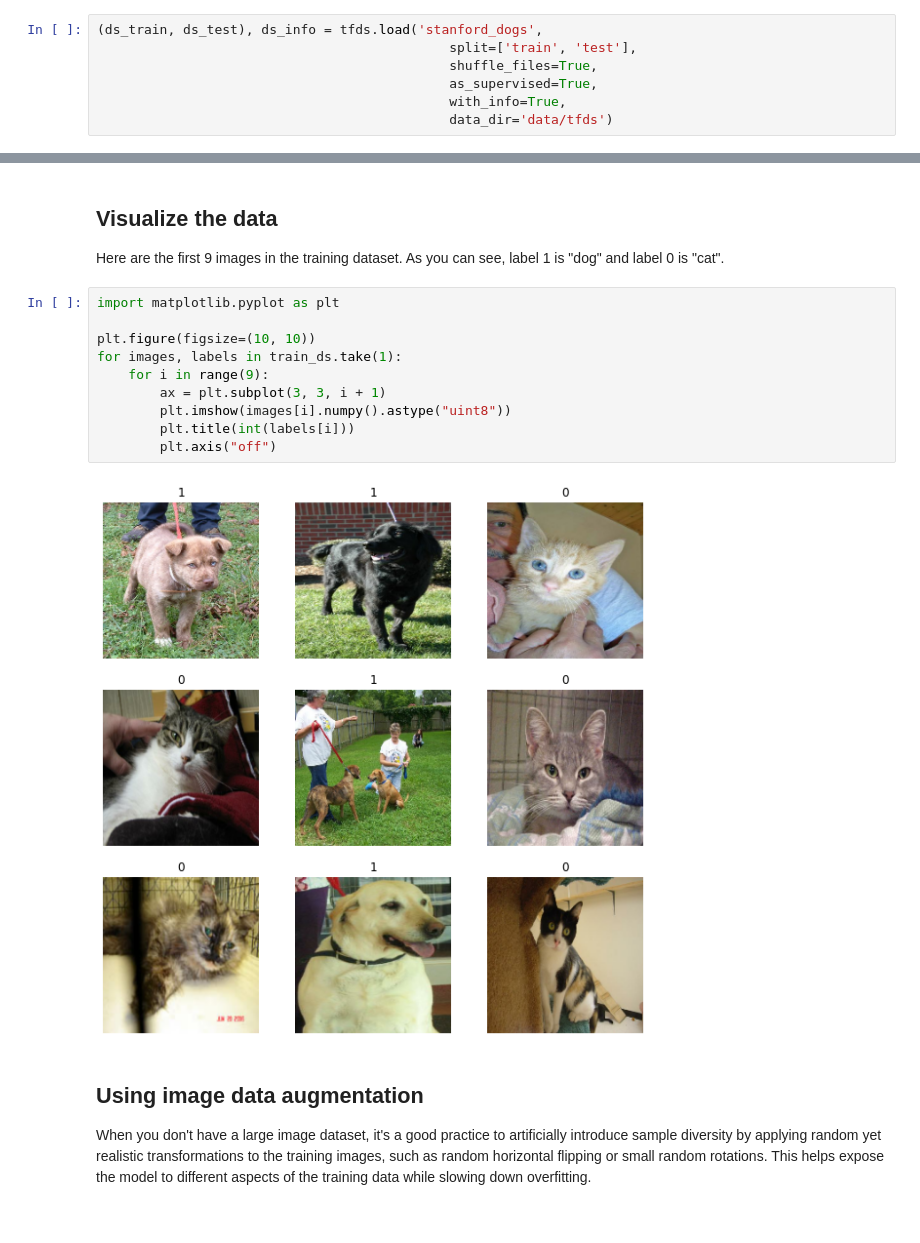
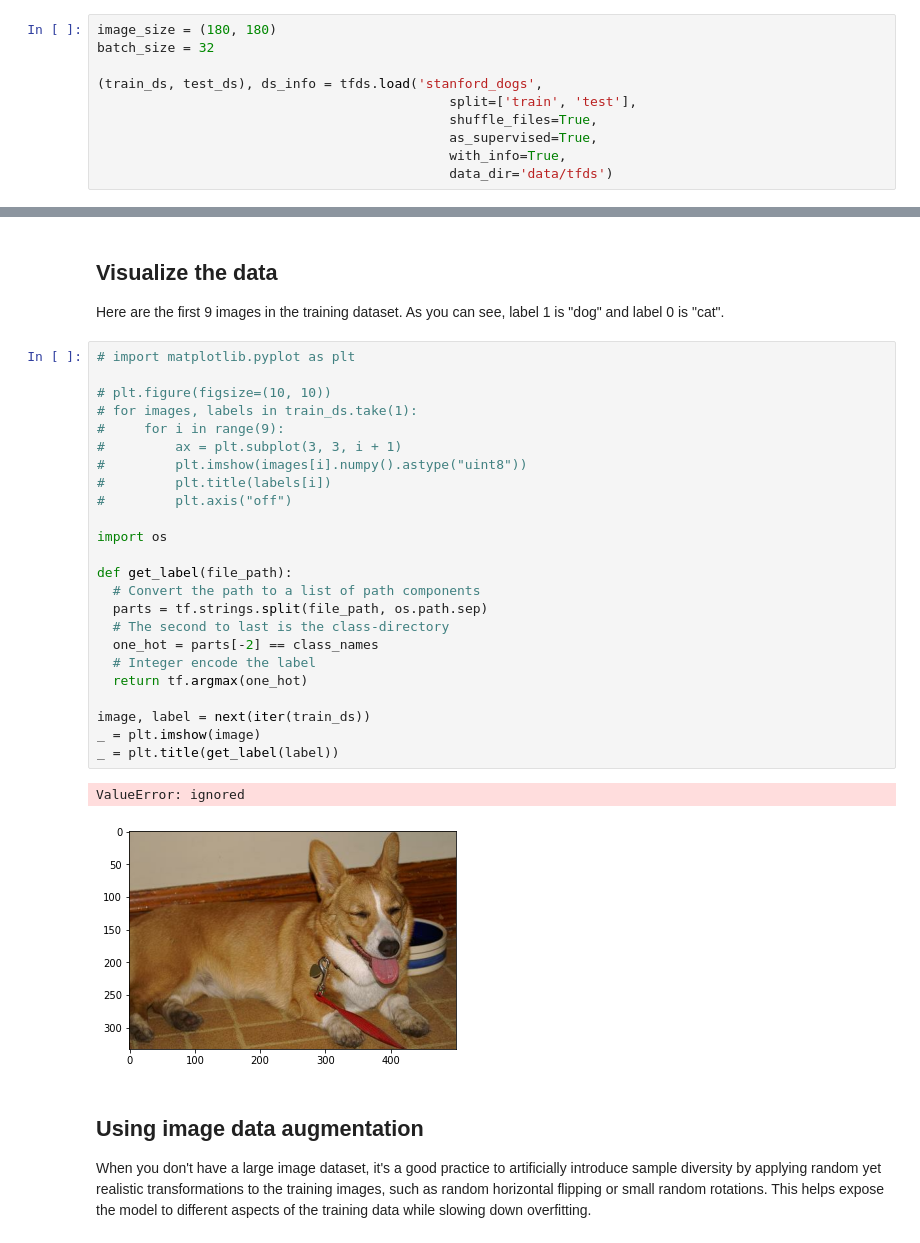
Before and after one commit to KorwinBieniek/kaggle_projects, a Jupyter notebook: notebooks/dogs_cats_classification/stanford_dogs_transfer_learning.ipynb, the cells around one changed output, grey strips where cells are left out. Drawn from its saved outputs; the diff is of its cells as text.

```diff
--- a/notebooks/dogs_cats_classification/stanford_dogs_transfer_learning.ipynb
+++ b/notebooks/dogs_cats_classification/stanford_dogs_transfer_learning.ipynb
@@ -78,5 +36,8 @@ Cat  Dog
 # %%
-(ds_train, ds_test), ds_info = tfds.load('stanford_dogs',
+image_size = (180, 180)
+batch_size = 32
+
+(train_ds, test_ds), ds_info = tfds.load('stanford_dogs',
                                              split=['train', 'test'],
                                              shuffle_files=True,
                                              as_supervised=True,
@@ -162,17 +177,32 @@ Using 468 files for validation.
 Here are the first 9 images in the training dataset. As you can see, label 1 is "dog"
  and label 0 is "cat".
 # %%
-import matplotlib.pyplot as plt
+# import matplotlib.pyplot as plt
 
-plt.figure(figsize=(10, 10))
-for images, labels in train_ds.take(1):
-    for i in range(9):
-        ax = plt.subplot(3, 3, i + 1)
-        plt.imshow(images[i].numpy().astype("uint8"))
-        plt.title(int(labels[i]))
-        plt.axis("off")
+# plt.figure(figsize=(10, 10))
+# for images, labels in train_ds.take(1):
+#     for i in range(9):
+#         ax = plt.subplot(3, 3, i + 1)
+#         plt.imshow(images[i].numpy().astype("uint8"))
+#         plt.title(labels[i])
+#         plt.axis("off")
+
+import os
+
+def get_label(file_path):
+  # Convert the path to a list of path components
+  parts = tf.strings.split(file_path, os.path.sep)
+  # The second to last is the class-directory
+  one_hot = parts[-2] == class_names
+  # Integer encode the label
+  return tf.argmax(one_hot)
+
+image, label = next(iter(train_ds))
+_ = plt.imshow(image)
+_ = plt.title(get_label(label))
 # %% [output]
+ValueError: ignored
-[figure, old version]
+[figure, new version]
 # %% [markdown]
 ## Using image data augmentation
 
```
Also changed, not shown: parts of 14 cells of this notebook.
